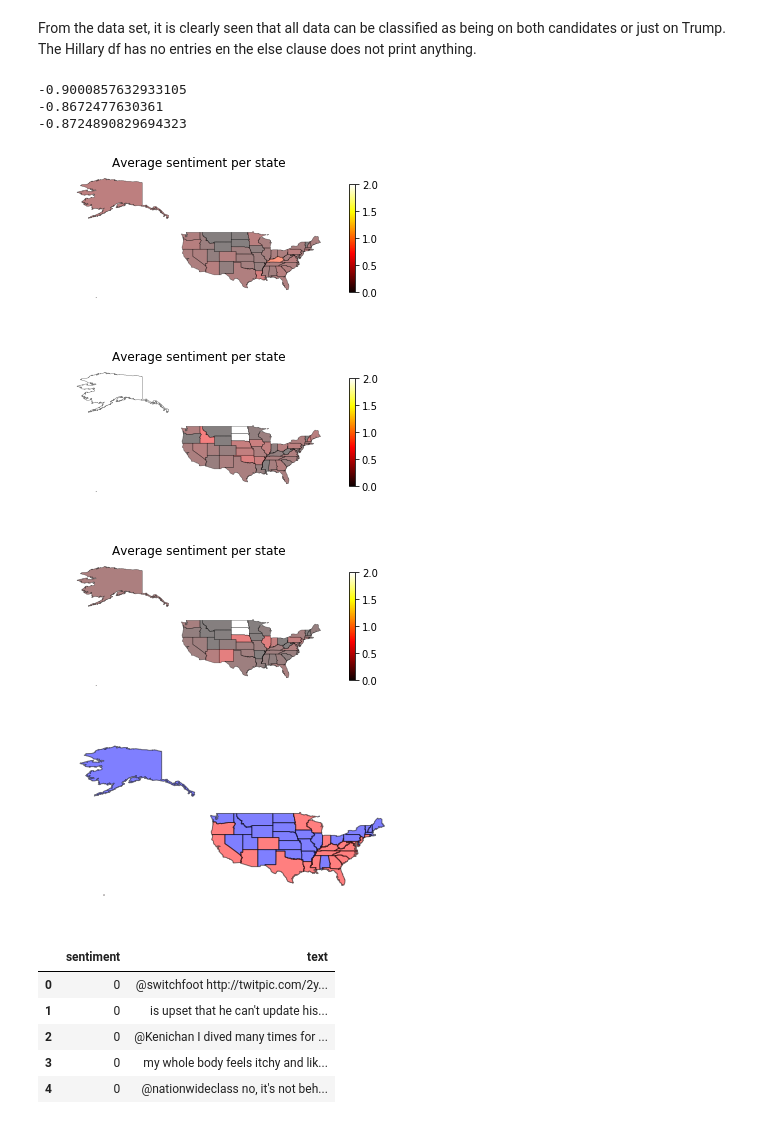
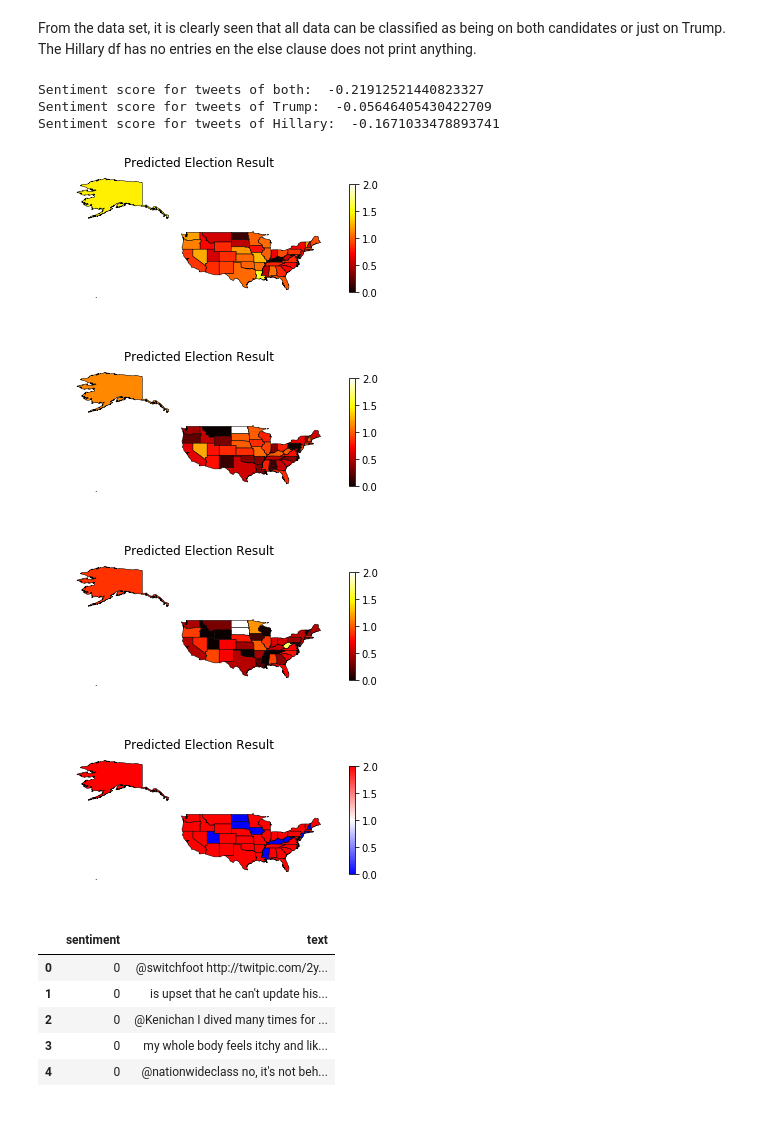
Before and after one commit to corne12345/FoDS1, a Jupyter notebook: Untitled.ipynb, the cells around one changed output. Drawn from its saved outputs; the diff is of its cells as text; code cells hidden in the pictures.

```diff
--- a/Untitled.ipynb
+++ b/Untitled.ipynb
@@ -156,5 +156,5 @@ def classifier_training(file):
 
     return classifier
 # %%
-classifier = classifier_training('sentiment.csv')
+classifier = classifier_training('sentiment_2.csv')
 # %% [output]
@@ -294,13 +294,13 @@ both, trump, hillary = tweets_to_candidates(df)
 # %% [markdown]
 From the data set, it is clearly seen that all data can be classified as being on both candidates or just on Trump. The Hillary df has no entries en the else clause does not print anything.
 # %%
-print(score_per_selection(both))
-print(score_per_selection(trump))
-print(score_per_selection(hillary))
+print("Sentiment score for tweets of both: ", score_per_selection(both))
+print("Sentiment score for tweets of Trump: ",score_per_selection(trump))
+print("Sentiment score for tweets of Hillary: ",score_per_selection(hillary))
 # %% [output]
--0.9000857632933105
--0.8672477630361
--0.8724890829694323
+Sentiment score for tweets of both:  -0.21912521440823327
+Sentiment score for tweets of Trump:  -0.05646405430422709
+Sentiment score for tweets of Hillary:  -0.1671033478893741
 # %%
 trump_per_state = score_per_state(candidates_to_states(trump))
 hillary_per_state = score_per_state(candidates_to_states(hillary))
@@ -362,20 +362,20 @@ def create_map(dct, colormap='hot', diff=False):
 
         if geometry['type'] == 'Polygon':
             poly = geometry
-            ppatch = PolygonPatch(poly, fc=cmap(intensity), ec='black',  alpha=0.5, zorder=2, linewidth=0.5)
+            ppatch = PolygonPatch(poly, fc=cmap(intensity), ec='black',  alpha=1, zorder=2, linewidth=0.5)
             ax.add_patch(ppatch)
 
         elif geometry['type'] == 'MultiPolygon':
             for polygon in geometry['coordinates'][0]:
                 poly = Polygon(polygon)
-                ppatch = PolygonPatch(poly, fc=cmap(intensity), ec='black', alpha=0.5, zorder=2, linewidth=0.5)
+                ppatch = PolygonPatch(poly, fc=cmap(intensity), ec='black', alpha=1, zorder=2, linewidth=0.5)
                 ax.add_patch(ppatch)
         else:
             print('Don\'t know how to draw :', geometry['type'])
 
     ax.axis('scaled')
     plt.axis('off')
-    plt.title('Average sentiment per state')
+    plt.title('Predicted Election Result')
     fig.colorbar(sm, shrink=0.5)
     plt.show()
 # %%
@@ -383,14 +383,14 @@ create_map(trump_per_state)
 create_map(hillary_per_state)
 create_map(both_per_state)
 # %% [output]
-[figure, old version]
+[figure, new version]
-[figure, old version]
+[figure, new version]
-[figure, old version]
+[figure, new version]
 # %%
 d3 = {key: trump_per_state[key] - hillary_per_state.get(key, 0) for key in trump_per_state.keys()}
-create_map(d3, diff=True)
+create_map(d3, diff=True, colormap='bwr')
 # %% [output]
-[figure, old version]
+[figure, new version]
 # %%
 df_test_data=pd.read_csv('training.1600000.processed.noemoticon.csv', encoding="ISO-8859-1", header=None)[[0,5]].rename(columns={0:'sentiment', 5:'text'})
 df_test_data.to_csv(path_or_buf='sentiment_2.csv', index=False)
```
Also changed, not shown: parts of 2 cells of this notebook, 2 other files.
